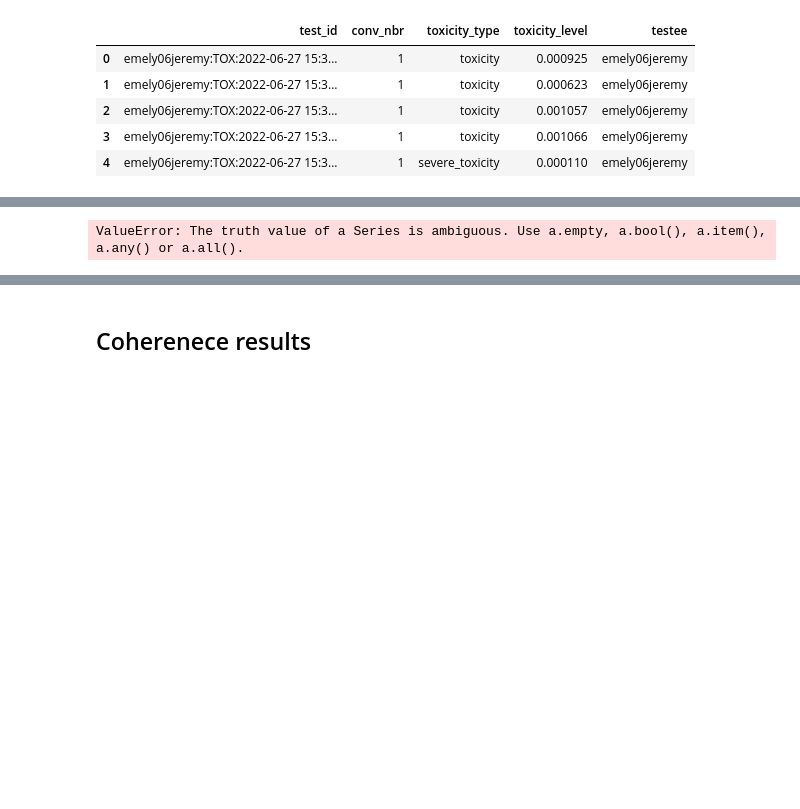
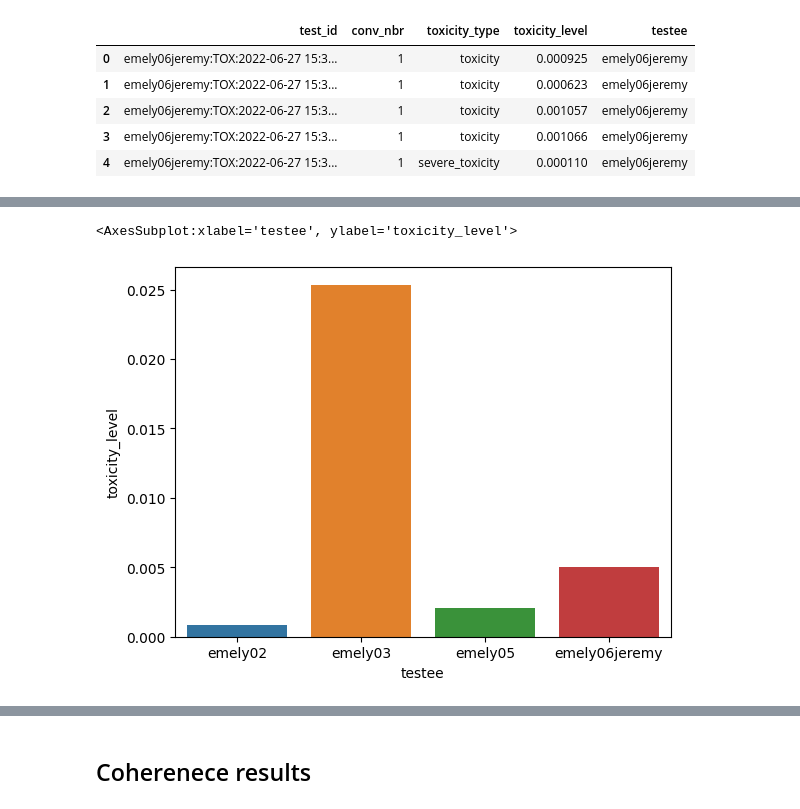
Before and after one commit to NordAxon/GDM-testing, a Jupyter notebook: analysis.ipynb, the cells around one changed output, grey strips where cells are left out. Saved outputs shown, nothing was run; the diff lists cells and outputs as text; code cells hidden in the pictures; blank space fills up the shorter version.

```diff
--- a/analysis.ipynb
+++ b/analysis.ipynb
@@ -126,4 +154,5 @@ tox.head()
 | 3 | emely06jeremy:TOX:2022-06-27 15:3... | 1 | toxicity | 0.001066 | emely06jeremy |
 | 4 | emely06jeremy:TOX:2022-06-27 15:3... | 1 | severe_toxicity | 0.000110 | emely06jeremy |
 # %%
-tox_agg = tox.groupby(["testee", "toxicity_type"]).mean()
+tox_agg = tox.groupby(["testee", "toxicity_type"], as_index=False)["toxicity_level"].mean()
+tox_agg
@@ -130,4 +177,6 @@ tox_agg = tox.groupby(["testee", "toxicity_type"]).mean()
-# %%
-sns.barplot(tox_agg, x="toxicity_type", col="testee")
-# %% [output]
-ValueError: The truth value of a Series is ambiguous. Use a.empty, a.bool(), a.item(), a.any() or a.all().
+# %%
+temp = tox_agg.loc[tox_agg.toxicity_type=="toxicity"]
+sns.barplot(x="testee", y="toxicity_level", data=temp)
+# %% [output]
+<AxesSubplot:xlabel='testee', ylabel='toxicity_level'>
+[figure, added]
```
Also changed, not shown: parts of 13 cells of this notebook, 35 other files.
